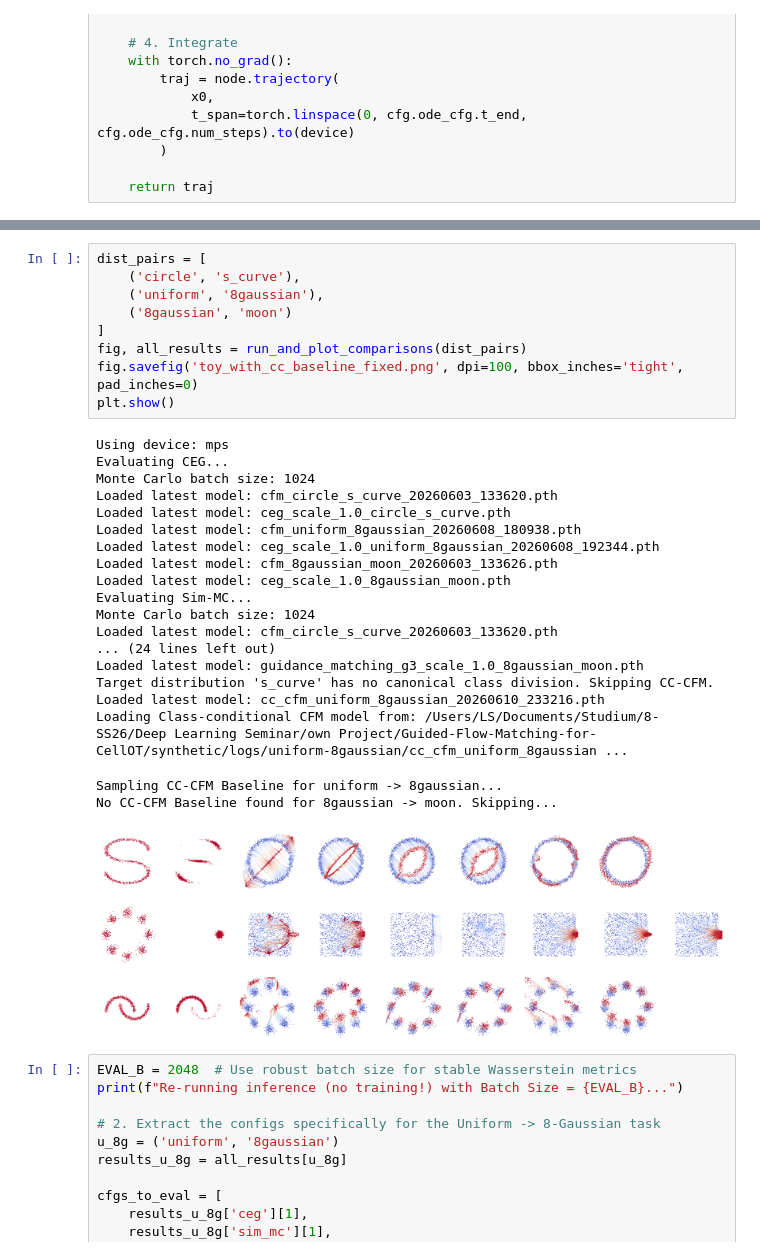
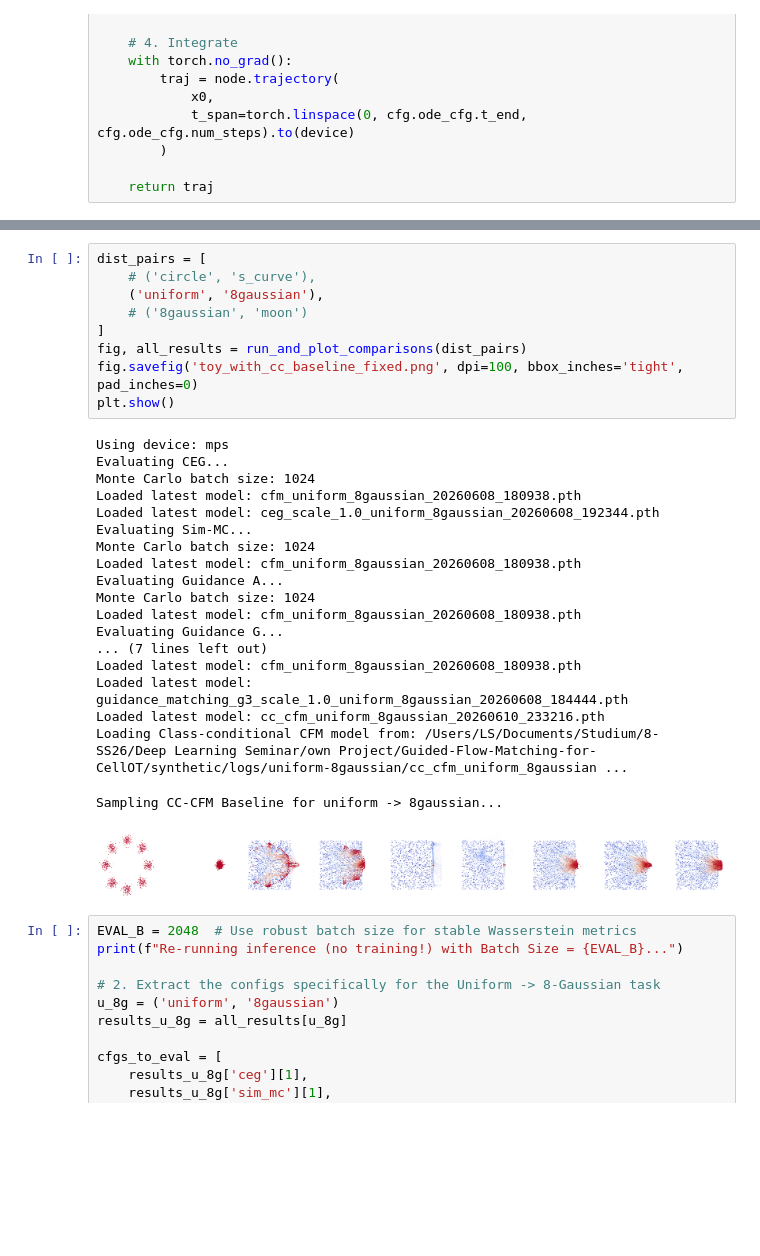
Before and after one commit to scherblu/Guided-Flow-Matching-for-CellOT, a Jupyter notebook: synthetic/notebooks/fig_compare_to_class-cond_CFM.ipynb, the cells around one changed output, grey strips where cells are left out. Drawn from its saved outputs; the diff is of its cells as text; blank space fills up the shorter version.

Commit message:
fix plotting functions in notebook for one row

```diff
--- a/synthetic/notebooks/fig_compare_to_class-cond_CFM.ipynb
+++ b/synthetic/notebooks/fig_compare_to_class-cond_CFM.ipynb
@@ -634,34 +634,33 @@ def plot_traj(trajs, cfgs: List[GuideFnConfig], disp_b, skip_ref=False, nmethods
     return fig
 # %%
 dist_pairs = [
-    ('circle', 's_curve'),
+    # ('circle', 's_curve'),
     ('uniform', '8gaussian'),
-    ('8gaussian', 'moon')
+    # ('8gaussian', 'moon')
 ]
 fig, all_results = run_and_plot_comparisons(dist_pairs)
 fig.savefig('toy_with_cc_baseline_fixed.png', dpi=100, bbox_inches='tight', pad_inches=0)
 plt.show()
 # %% [output]
 Using device: mps
 Evaluating CEG...
 Monte Carlo batch size: 1024
-Loaded latest model: cfm_circle_s_curve_20260603_133620.pth
-Loaded latest model: ceg_scale_1.0_circle_s_curve.pth
 Loaded latest model: cfm_uniform_8gaussian_20260608_180938.pth
 Loaded latest model: ceg_scale_1.0_uniform_8gaussian_20260608_192344.pth
-Loaded latest model: cfm_8gaussian_moon_20260603_133626.pth
-Loaded latest model: ceg_scale_1.0_8gaussian_moon.pth
 Evaluating Sim-MC...
 Monte Carlo batch size: 1024
-Loaded latest model: cfm_circle_s_curve_20260603_133620.pth
-... (24 lines left out)
-Loaded latest model: guidance_matching_g3_scale_1.0_8gaussian_moon.pth
-Target distribution 's_curve' has no canonical class division. Skipping CC-CFM.
+Loaded latest model: cfm_uniform_8gaussian_20260608_180938.pth
+Evaluating Guidance A...
+Monte Carlo batch size: 1024
+Loaded latest model: cfm_uniform_8gaussian_20260608_180938.pth
+Evaluating Guidance G...
+... (7 lines left out)
+Loaded latest model: cfm_uniform_8gaussian_20260608_180938.pth
+Loaded latest model: guidance_matching_g3_scale_1.0_uniform_8gaussian_20260608_184444.pth
 Loaded latest model: cc_cfm_uniform_8gaussian_20260610_233216.pth
 Loading Class-conditional CFM model from: /Users/LS/Documents/Studium/8-SS26/Deep Learning Seminar/own Project/Guided-Flow-Matching-for-CellOT/synthetic/logs/uniform-8gaussian/cc_cfm_uniform_8gaussian ...
 Sampling CC-CFM Baseline for uniform -> 8gaussian...
-No CC-CFM Baseline found for 8gaussian -> moon. Skipping...
-[figure, old version]
+[figure, new version]
 # %%
 EVAL_B = 2048  # Use robust batch size for stable Wasserstein metrics
 print(f"Re-running inference (no training!) with Batch Size = {EVAL_B}...")
```
Also changed, not shown: parts of 2 cells of this notebook, 1 other file.
